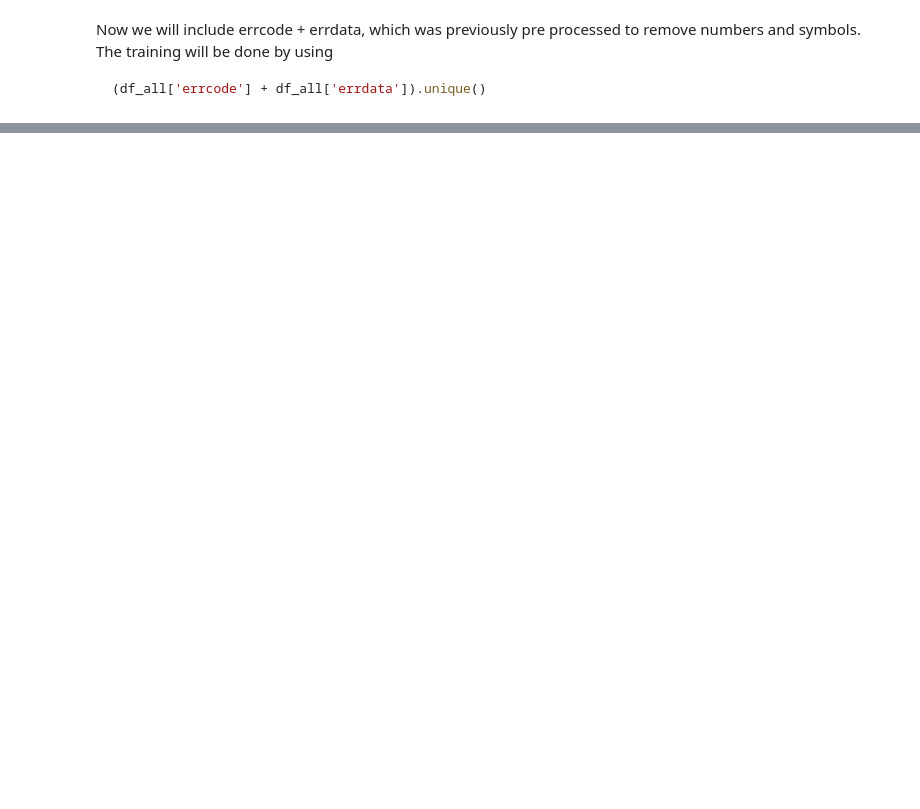
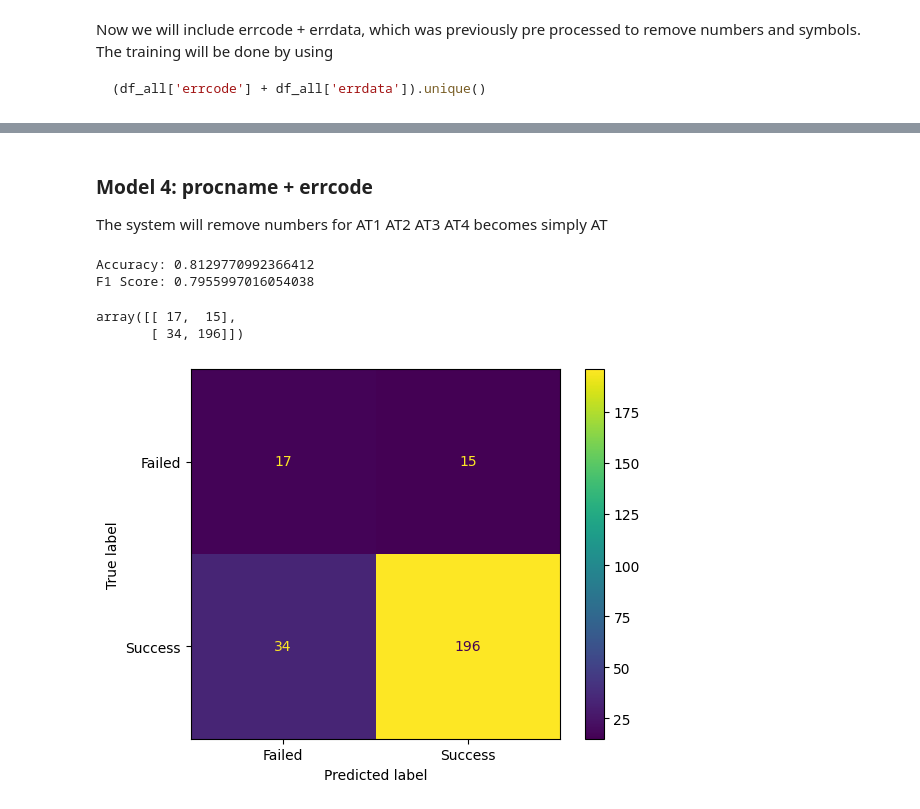
Before and after one commit to paranal-sw/parlogs-observations, a Jupyter notebook: notebooks/03-error-based-analysis.ipynb, the cells around one changed output, grey strips where cells are left out. Drawn from its saved outputs; the diff is of its cells as text; code cells hidden in the pictures; blank space fills up the shorter version.

````diff
--- a/notebooks/03-error-based-analysis.ipynb
+++ b/notebooks/03-error-based-analysis.ipynb
@@ -182,6 +170,6 @@ Now we will separate the executions in two groups for training and for testing.
 The work units are executions in df_meta, we need to split those items. The two classes {successful, failed} are not balanced, therefore we will do it manually using a ${train}/{total}$ factor will merge the successful and failed executions into single dataframes manually instead of using the traditional ```sklearn.model_selection.train_test_split``` method.
 # %%
 # Train Test factor
-FACTOR=0.9
+FACTOR=0.66
 # %%
 # 1. Split the executions, in df_meta_*
@@ -377,0 +369,19 @@ array([[ 9,  1],
+# %% [markdown]
+### Model 4: procname + errcode
+
+The system will remove numbers for AT1 AT2 AT3 AT4 becomes simply AT
+# %%
+def feature4(df):
+    text = list((df['procname'] + ' ' + df['errcode']).unique())
+    text = [ re.sub(r'[0-9]', '', t) for t in text ]
+    return text
+
+model = VltErrPredictorFeature(feature4)
+eval_model(model)
+# model._errcodes_difference
+# %% [output]
+Accuracy: 0.8129770992366412
+F1 Score: 0.7955997016054038
+array([[ 17,  15],
+       [ 34, 196]])
+[figure, added]
````
Also changed, not shown: parts of 34 cells of this notebook.
